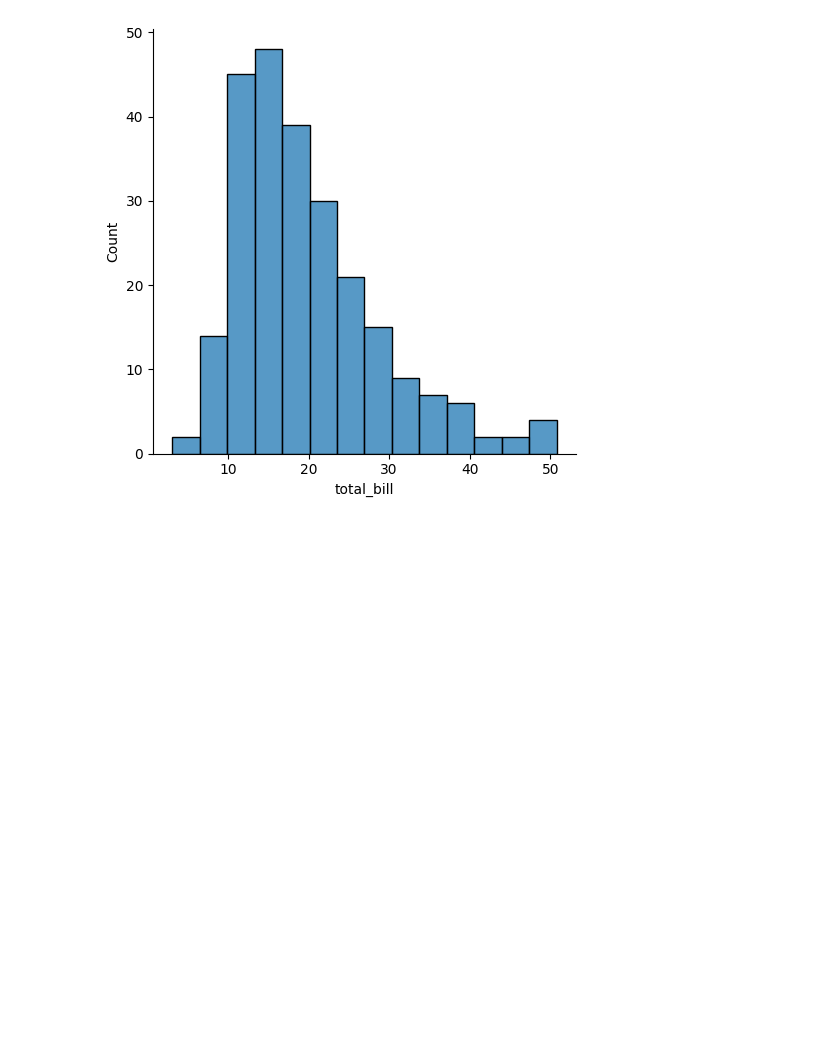
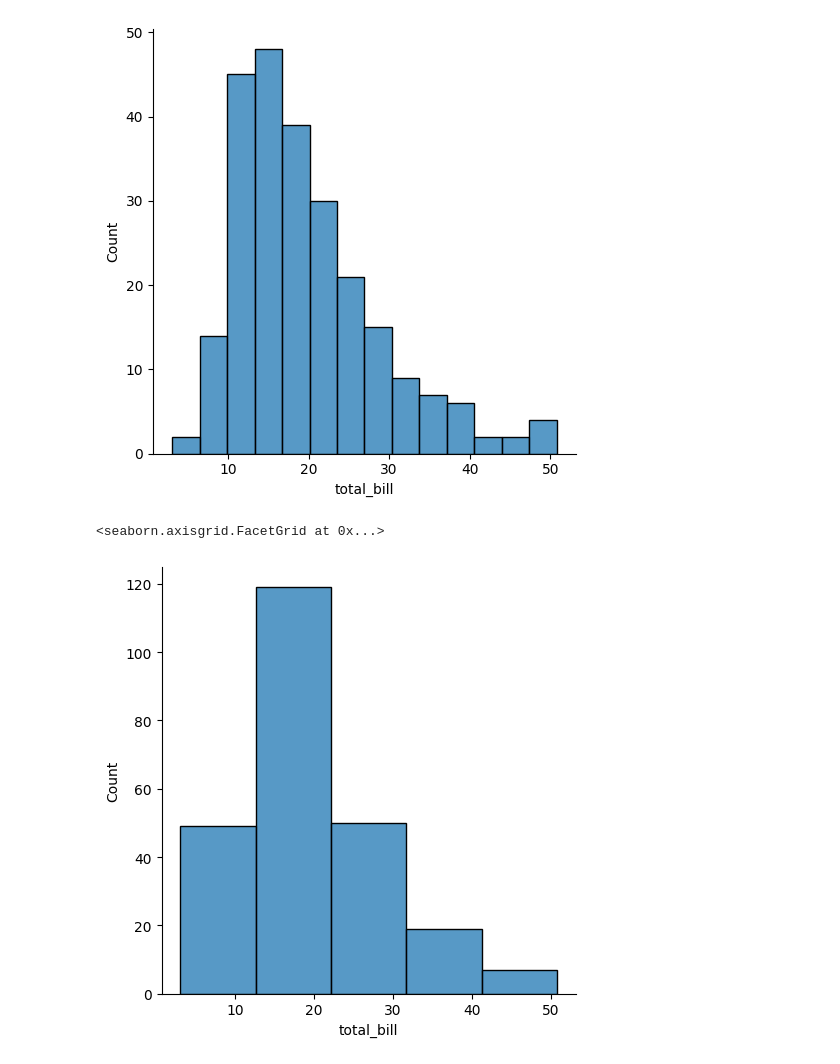
Before and after one commit to ZippoAI/Python-Data-Visualization, a Jupyter notebook: 2.Seaborn/DistributionPlot.ipynb, the cells around one changed output. Cells and saved outputs as stored; diff of their text form; code cells hidden in the pictures; blank space fills up the shorter version.

```diff
--- a/2.Seaborn/DistributionPlot.ipynb
+++ b/2.Seaborn/DistributionPlot.ipynb
@@ -46,3 +46,10 @@ sns.displot(df['total_bill'])
 # %% [output]
 <seaborn.axisgrid.FacetGrid at 0x...>
 [figure]
+# %%
+# We can also mention the bin
+
+sns.displot(df['total_bill'], bins = 5)
+# %% [output]
+<seaborn.axisgrid.FacetGrid at 0x...>
+[figure, added]
```
Also changed, not shown: parts of 2 cells of this notebook.
